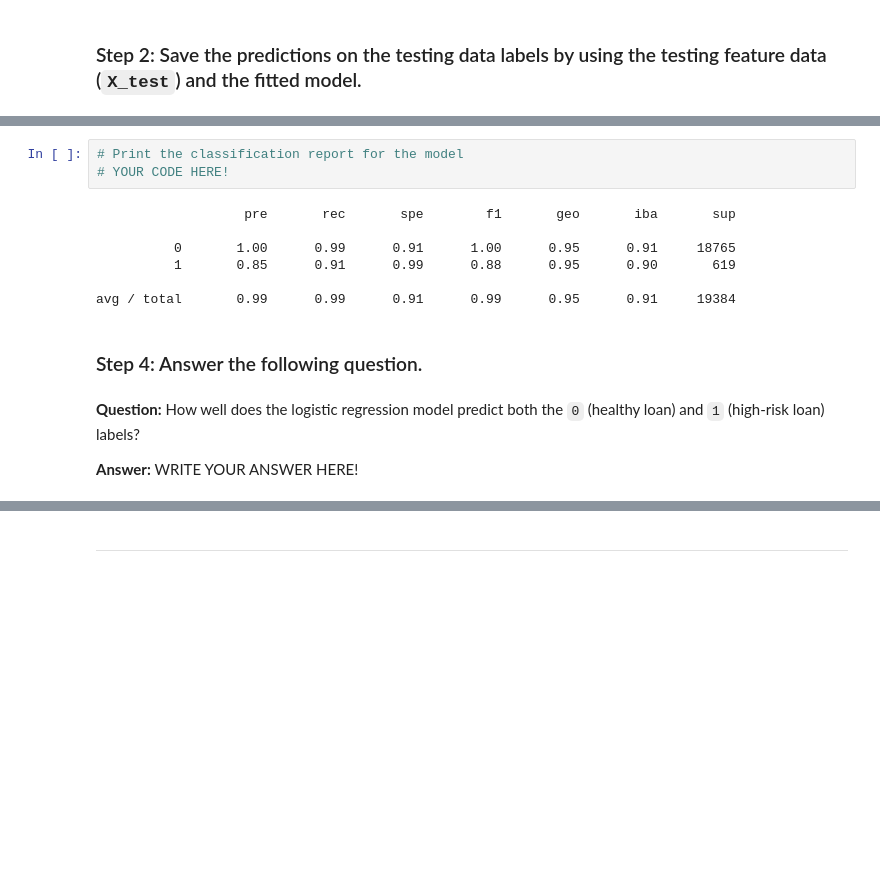
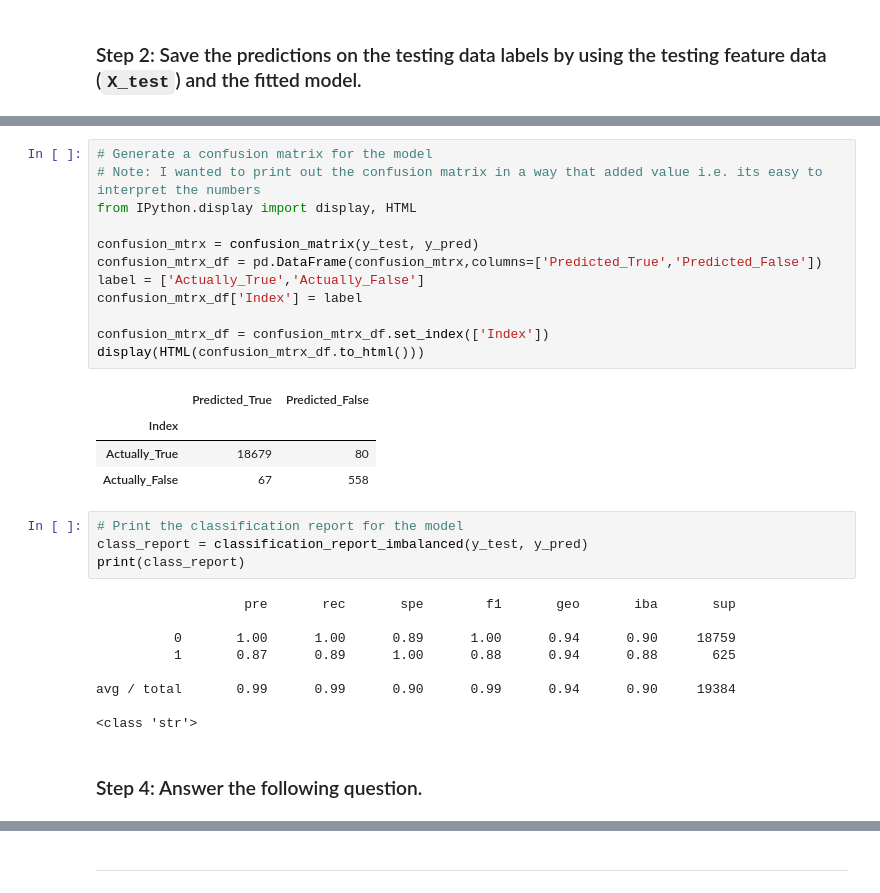
Before and after one commit to davepoppins5073/Challenge_11_SupervisedLearning_Risk_Mgmt, a Jupyter notebook: credit_risk_resampling.ipynb, the cells around one changed output, grey strips where cells are left out. Cells and saved outputs as stored; diff of their text form; blank space fills up the shorter version.

```diff
--- a/credit_risk_resampling.ipynb
+++ b/credit_risk_resampling.ipynb
@@ -243,16 +314,32 @@ array([[18663,   102],
+# %%
+# Generate a confusion matrix for the model
+# Note: I wanted to print out the confusion matrix in a way that added value i.e. its easy to interpret the numbers
+from IPython.display import display, HTML
+
+confusion_mtrx = confusion_matrix(y_test, y_pred)
+confusion_mtrx_df = pd.DataFrame(confusion_mtrx,columns=['Predicted_True','Predicted_False'])
+label = ['Actually_True','Actually_False']
+confusion_mtrx_df['Index'] = label
+
+confusion_mtrx_df = confusion_mtrx_df.set_index(['Index'])
+display(HTML(confusion_mtrx_df.to_html()))
+# %% [output]
+|  | Predicted_True | Predicted_False |
+| Index |  |  |
+| Actually_True | 18679 | 80 |
+| Actually_False | 67 | 558 |
 # %%
 # Print the classification report for the model
-# YOUR CODE HERE!
+class_report = classification_report_imbalanced(y_test, y_pred)
+print(class_report)
 # %% [output]
                    pre       rec       spe        f1       geo       iba       sup
 
-          0       1.00      0.99      0.91      1.00      0.95      0.91     18765
-          1       0.85      0.91      0.99      0.88      0.95      0.90       619
+          0       1.00      1.00      0.89      1.00      0.94      0.90     18759
+          1       0.87      0.89      1.00      0.88      0.94      0.88       625
 
-avg / total       0.99      0.99      0.91      0.99      0.95      0.91     19384
+avg / total       0.99      0.99      0.90      0.99      0.94      0.90     19384
+
+<class 'str'>
 # %% [markdown]
 ### Step 4: Answer the following question.
-# %% [markdown]
-**Question:** How well does the logistic regression model predict both the `0` (healthy loan) and `1` (high-risk loan) labels?
-
-**Answer:** WRITE YOUR ANSWER HERE!
```
Also changed, not shown: parts of 21 cells of this notebook.
